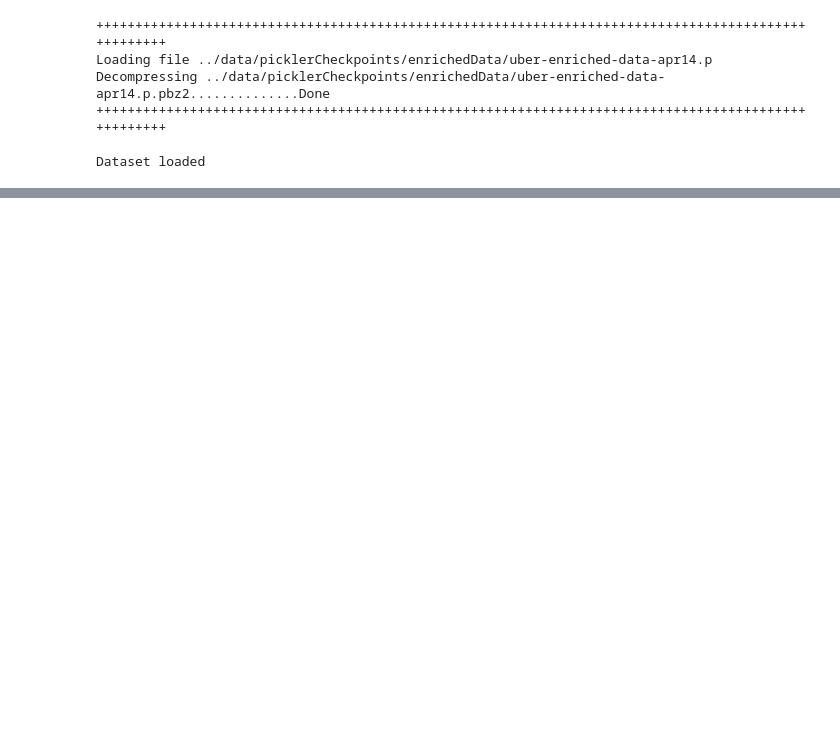
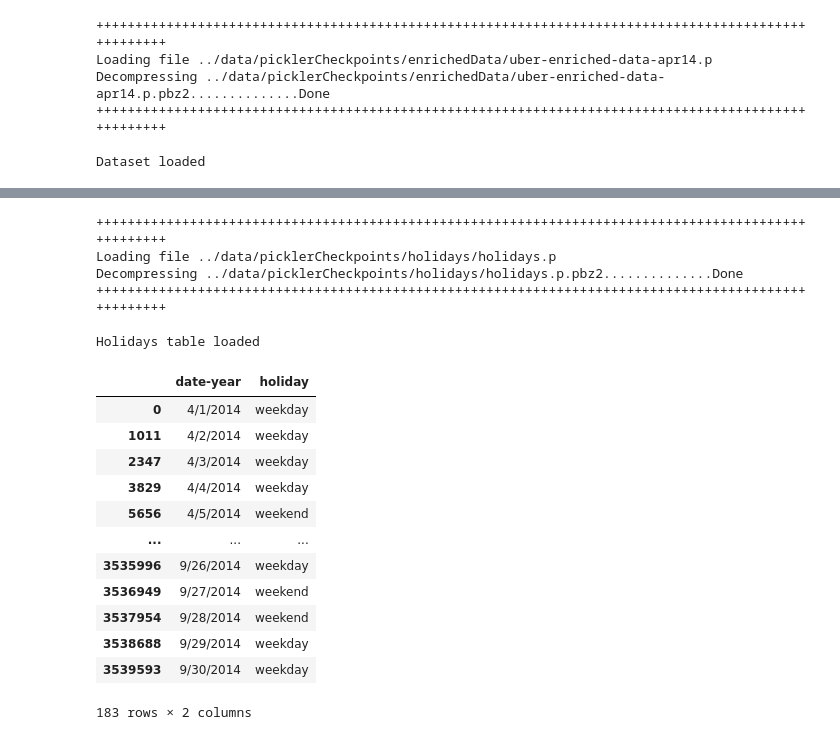
Before and after one commit to krishkribo/ML2020-Uber-Data-Analysis, a Jupyter notebook: Preprocessing/DataEnrichment.ipynb, the cells around one changed output, grey strips where cells are left out. Saved outputs shown, nothing was run; the diff lists cells and outputs as text; code cells hidden in the pictures; blank space fills up the shorter version.

```diff
--- a/Preprocessing/DataEnrichment.ipynb
+++ b/Preprocessing/DataEnrichment.ipynb
@@ -83,2 +32,26 @@ pickleStore = "../data/picklerCheckpoints/enrichedData/"
+# %%
+def generateHolidayLookupTable():
+    picklerSave = "../data/picklerCheckpoints/holidays/holidays.p"
+    if (os.path.exists(picklerSave) or os.path.exists(picklerSave+'.pbz2')):
+        frame = pickle.load(picklerSave, True)
+        print("Holidays table loaded")
+    else:
+        print("Generating holidays lookup table")
+        path = r'../data/holidays/' # use your path
+        all_files = glob.glob(path + "/*.csv")
+
+        li = []
+
+        for filename in all_files:
+            df = pd.read_csv(filename, index_col=None, header=0)
+            li.append(df)
+
+        frame = pd.concat(li, axis=0, ignore_index=True)
+        frame = frame [['date-year', 'holiday']]
+        frame = frame.drop_duplicates()
+        frame['date-year'] = pd.to_datetime(frame['date-year'])
+        frame['date-year'] = frame['date-year'].dt.strftime('%m/%d/%Y')
+        pickle.save(frame, '../data/picklerCheckpoints/holidays/', 'holidays', True)
+    return frame
 # %%
 def mergeAndSaveData(uberDataPaths, weatherDataPath, outputFileNames):
@@ -282,0 +290,22 @@ mappedData
+# %%
+generateHolidayLookupTable()
+# %% [output]
+++++++++++++++++++++++++++++++++++++++++++++++++++++++++++++++++++++++++++++++++++++++++++++++++++++
+Loading file ../data/picklerCheckpoints/holidays/holidays.p
+Decompressing ../data/picklerCheckpoints/holidays/holidays.p.pbz2..............Done
+++++++++++++++++++++++++++++++++++++++++++++++++++++++++++++++++++++++++++++++++++++++++++++++++++++
+
+Holidays table loaded
+|  | date-year | holiday |
+| 0 | 4/1/2014 | weekday |
+| 1011 | 4/2/2014 | weekday |
+| 2347 | 4/3/2014 | weekday |
+| 3829 | 4/4/2014 | weekday |
+| 5656 | 4/5/2014 | weekend |
+| ... | ... | ... |
+| 3535996 | 9/26/2014 | weekday |
+| 3536949 | 9/27/2014 | weekend |
+| 3537954 | 9/28/2014 | weekend |
+| 3538688 | 9/29/2014 | weekday |
+| 3539593 | 9/30/2014 | weekday |
+183 rows × 2 columns
```
Also changed, not shown: parts of 27 cells of this notebook, 8 other files.
